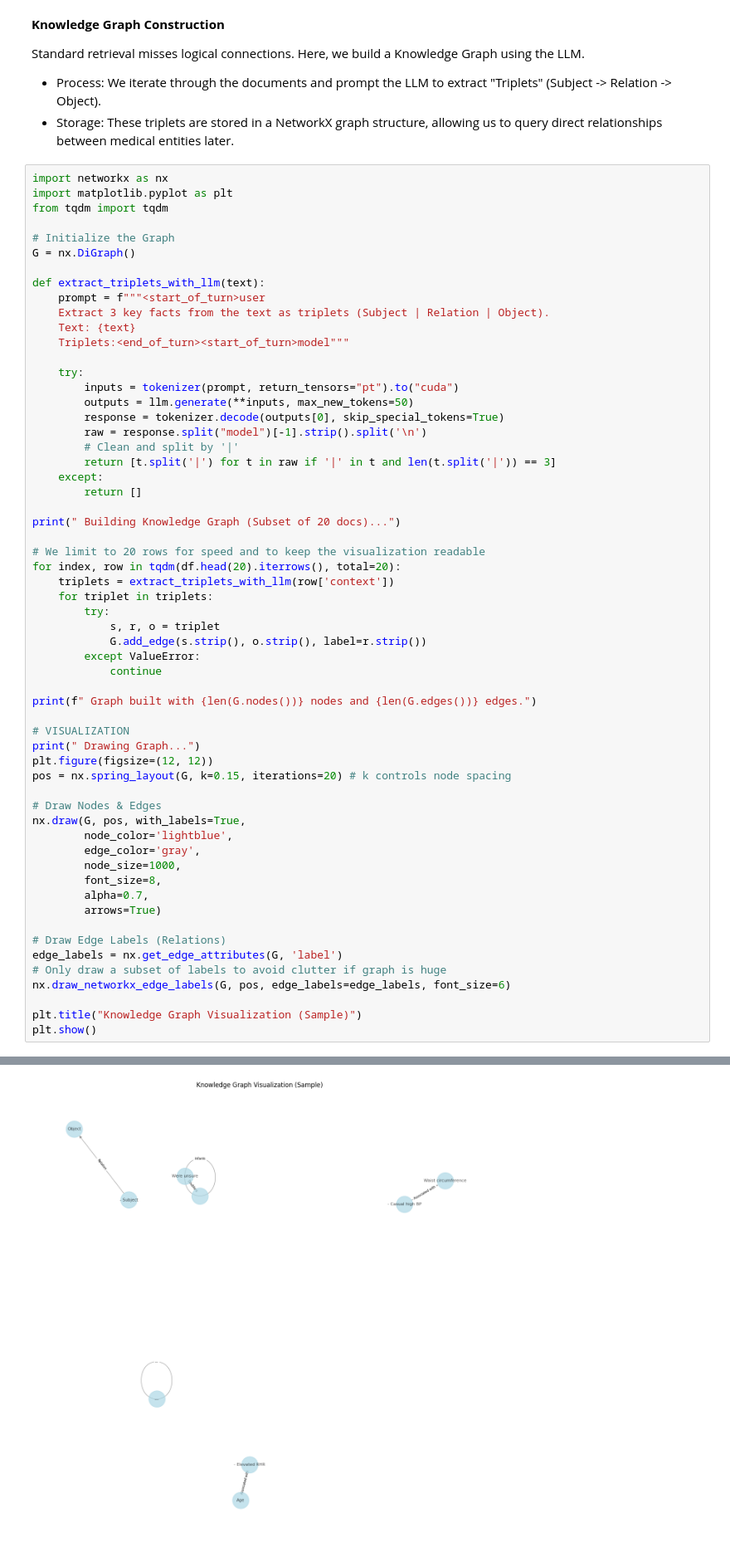
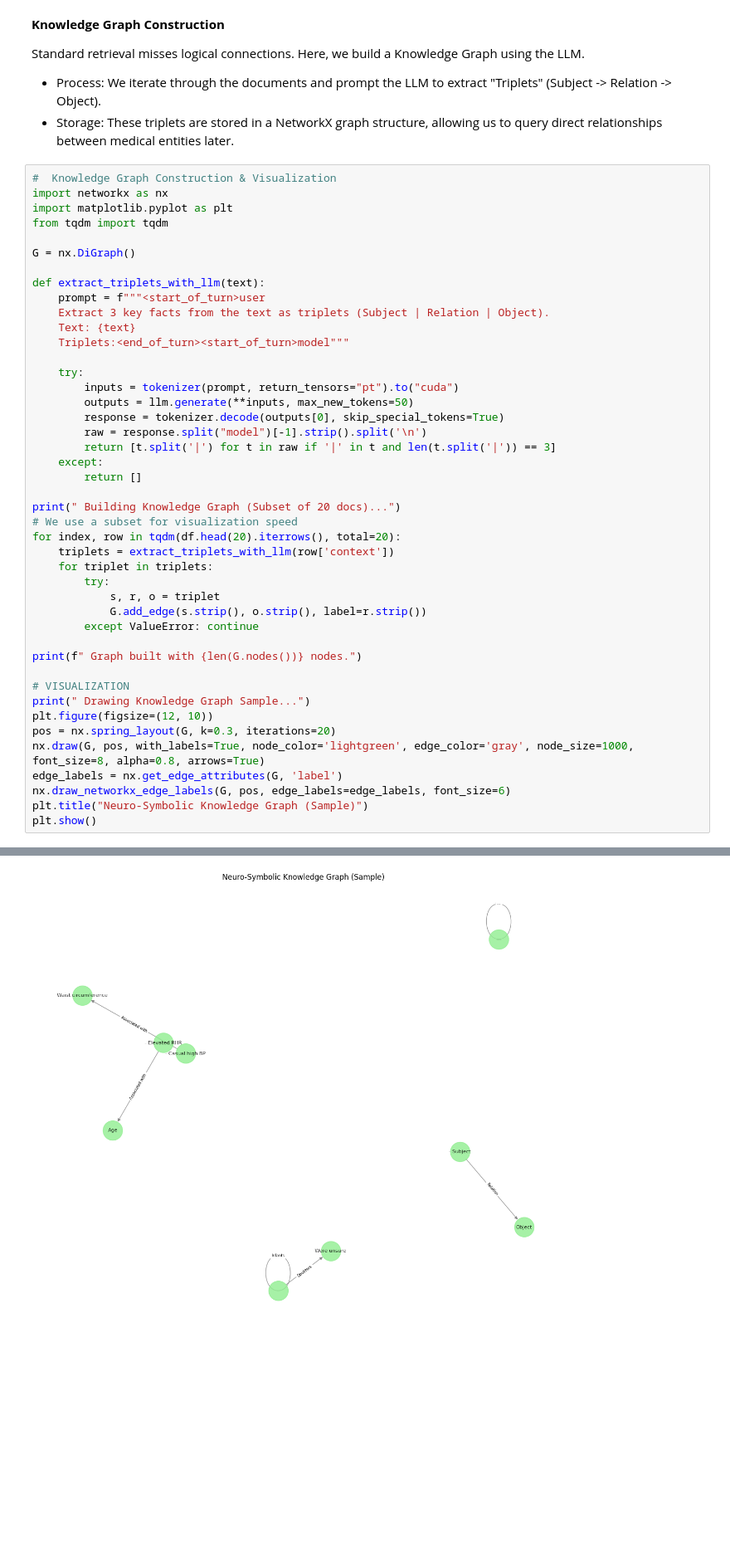
Before and after one commit to Shervinrtd/knowledge-Injection, a Jupyter notebook: knowledge_Injection.ipynb, the cells around one changed output, grey strips where cells are left out. Shown: that part at 83% size. Saved outputs shown, nothing was run; the diff lists cells and outputs as text; blank space fills up the shorter version.

```diff
--- a/knowledge_Injection.ipynb
+++ b/knowledge_Injection.ipynb
@@ -140,11 +140,11 @@ Standard retrieval misses logical connections. Here, we build a Knowledge Graph
 *   Process: We iterate through the documents and prompt the LLM to extract "Triplets" (Subject -> Relation -> Object).
 *   Storage: These triplets are stored in a NetworkX graph structure, allowing us to query direct relationships between medical entities later.
 # %%
+#  Knowledge Graph Construction & Visualization
 import networkx as nx
 import matplotlib.pyplot as plt
 from tqdm import tqdm
 
-# Initialize the Graph
 G = nx.DiGraph()
 
 def extract_triplets_with_llm(text):
@@ -158,45 +158,30 @@ def extract_triplets_with_llm(text):
         outputs = llm.generate(**inputs, max_new_tokens=50)
         response = tokenizer.decode(outputs[0], skip_special_tokens=True)
         raw = response.split("model")[-1].strip().split('\n')
-        # Clean and split by '|'
         return [t.split('|') for t in raw if '|' in t and len(t.split('|')) == 3]
     except:
         return []
 
 print(" Building Knowledge Graph (Subset of 20 docs)...")
-
-# We limit to 20 rows for speed and to keep the visualization readable
+# We use a subset for visualization speed
 for index, row in tqdm(df.head(20).iterrows(), total=20):
     triplets = extract_triplets_with_llm(row['context'])
     for triplet in triplets:
         try:
             s, r, o = triplet
             G.add_edge(s.strip(), o.strip(), label=r.strip())
-        except ValueError:
-            continue
+        except ValueError: continue
 
-print(f" Graph built with {len(G.nodes())} nodes and {len(G.edges())} edges.")
+print(f" Graph built with {len(G.nodes())} nodes.")
 
 # VISUALIZATION
-print(" Drawing Graph...")
-plt.figure(figsize=(12, 12))
-pos = nx.spring_layout(G, k=0.15, iterations=20) # k controls node spacing
-
-# Draw Nodes & Edges
-nx.draw(G, pos, with_labels=True,
-        node_color='lightblue',
-        edge_color='gray',
-        node_size=1000,
-        font_size=8,
-        alpha=0.7,
-        arrows=True)
-
-# Draw Edge Labels (Relations)
+print(" Drawing Knowledge Graph Sample...")
+plt.figure(figsize=(12, 10))
+pos = nx.spring_layout(G, k=0.3, iterations=20)
+nx.draw(G, pos, with_labels=True, node_color='lightgreen', edge_color='gray', node_size=1000, font_size=8, alpha=0.8, arrows=True)
 edge_labels = nx.get_edge_attributes(G, 'label')
-# Only draw a subset of labels to avoid clutter if graph is huge
 nx.draw_networkx_edge_labels(G, pos, edge_labels=edge_labels, font_size=6)
-
-plt.title("Knowledge Graph Visualization (Sample)")
+plt.title("Neuro-Symbolic Knowledge Graph (Sample)")
 plt.show()
 # %% [output]
  Building Knowledge Graph (Subset of 20 docs)...
@@ -205,4 +190,4 @@ plt.show()
-[figure, old version]
+[figure, new version]
 # %% [markdown]
 **Graph Search Function**
 
```
Also changed, not shown: parts of 1 cell of this notebook.
